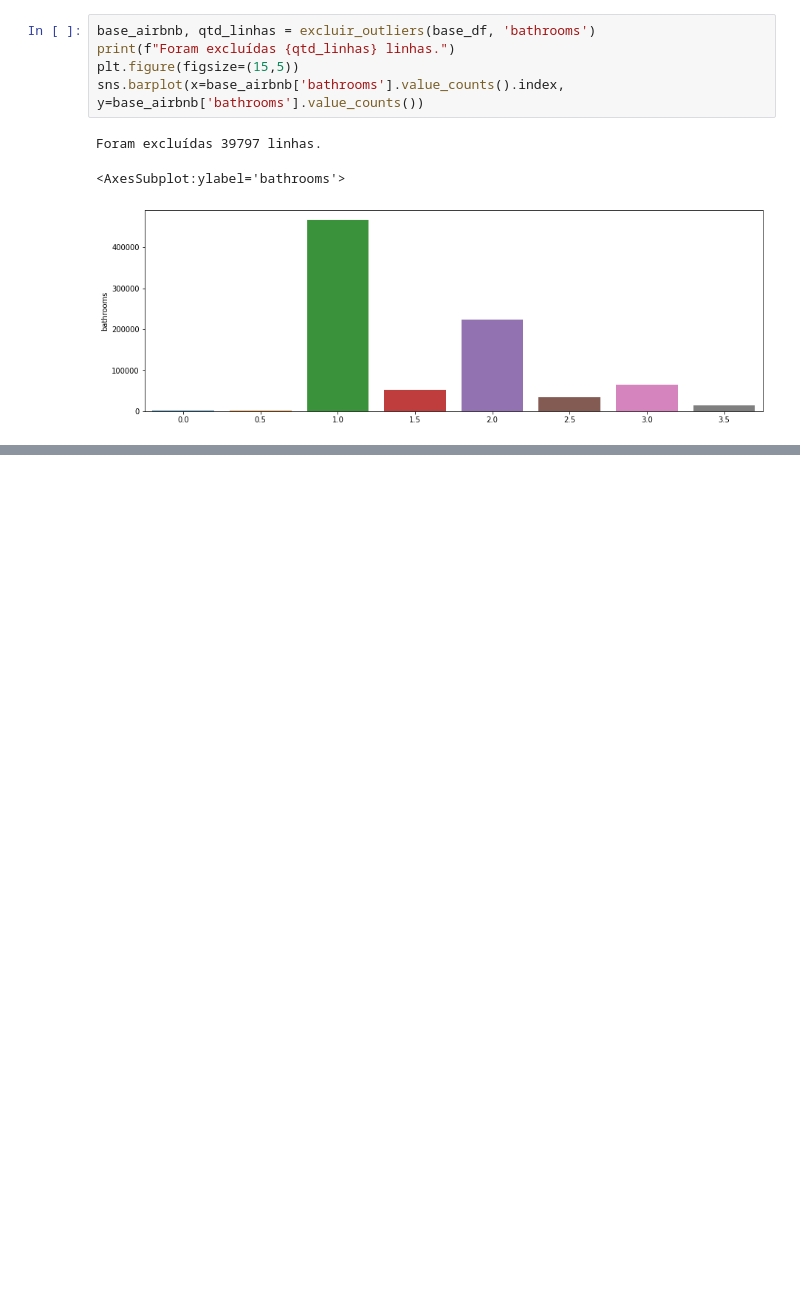
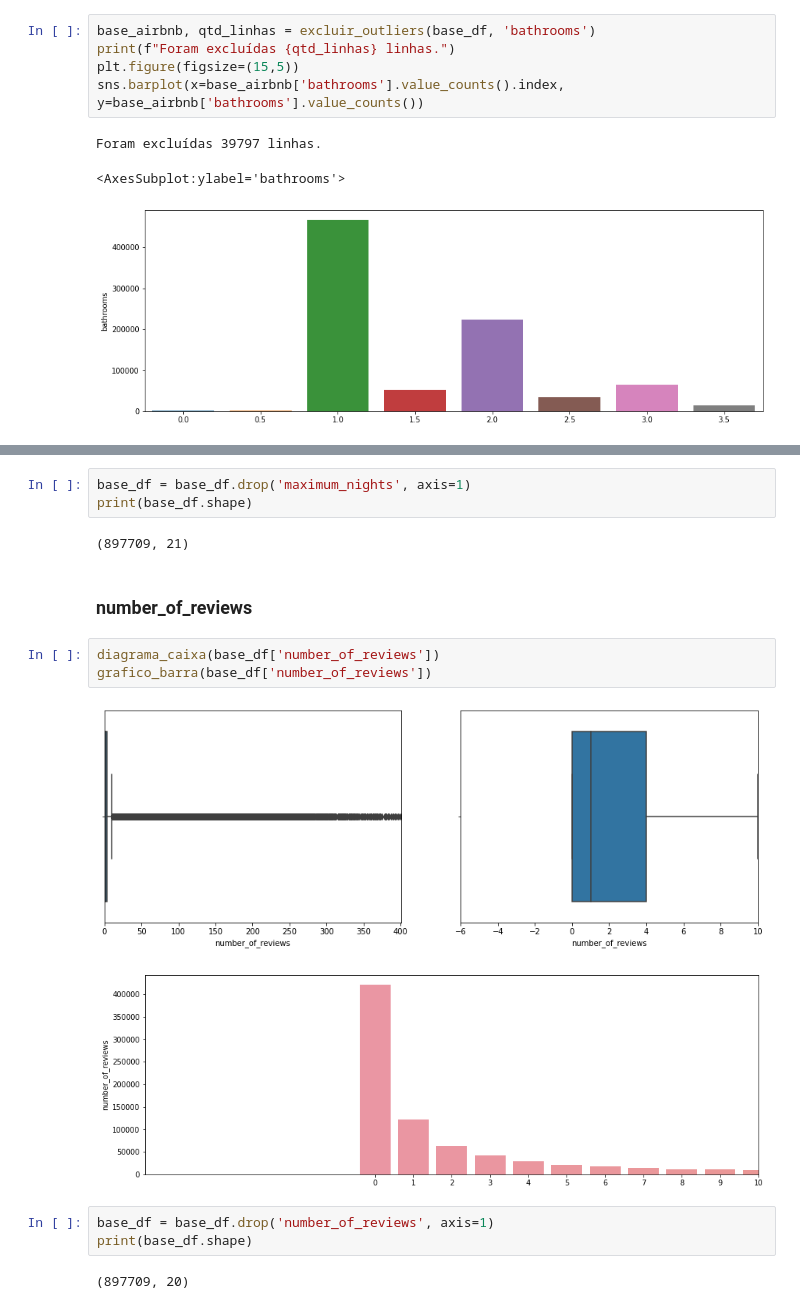
Before and after one commit to DouglasCarvalhoPereira/data_science, a Jupyter notebook: Solucao_previsao_valor.ipynb, the cells around one changed output, grey strips where cells are left out. Cells and saved outputs as stored; diff of their text form; blank space fills up the shorter version.

```diff
--- a/Solucao_previsao_valor.ipynb
+++ b/Solucao_previsao_valor.ipynb
@@ -444,0 +437,19 @@ print(base_df.shape)
+# %%
+base_df = base_df.drop('maximum_nights', axis=1)
+print(base_df.shape)
+# %% [output]
+(897709, 21)
+# %% [markdown]
+
+### number_of_reviews
+# %%
+diagrama_caixa(base_df['number_of_reviews'])
+grafico_barra(base_df['number_of_reviews'])
+# %% [output]
+[figure, added]
+[figure, added]
+# %%
+base_df = base_df.drop('number_of_reviews', axis=1)
+print(base_df.shape)
+# %% [output]
+(897709, 20)
```
Also changed, not shown: parts of 44 cells of this notebook.
